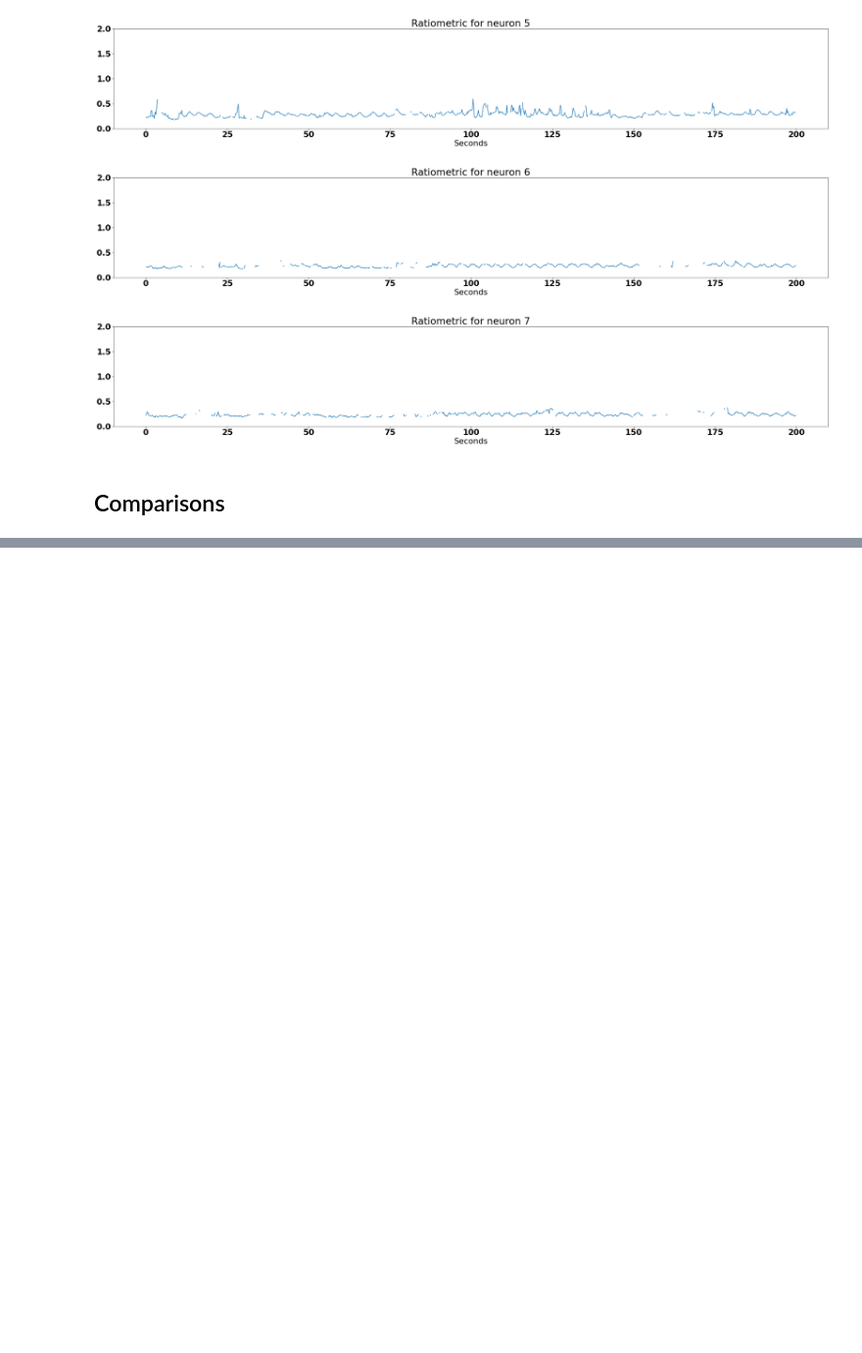
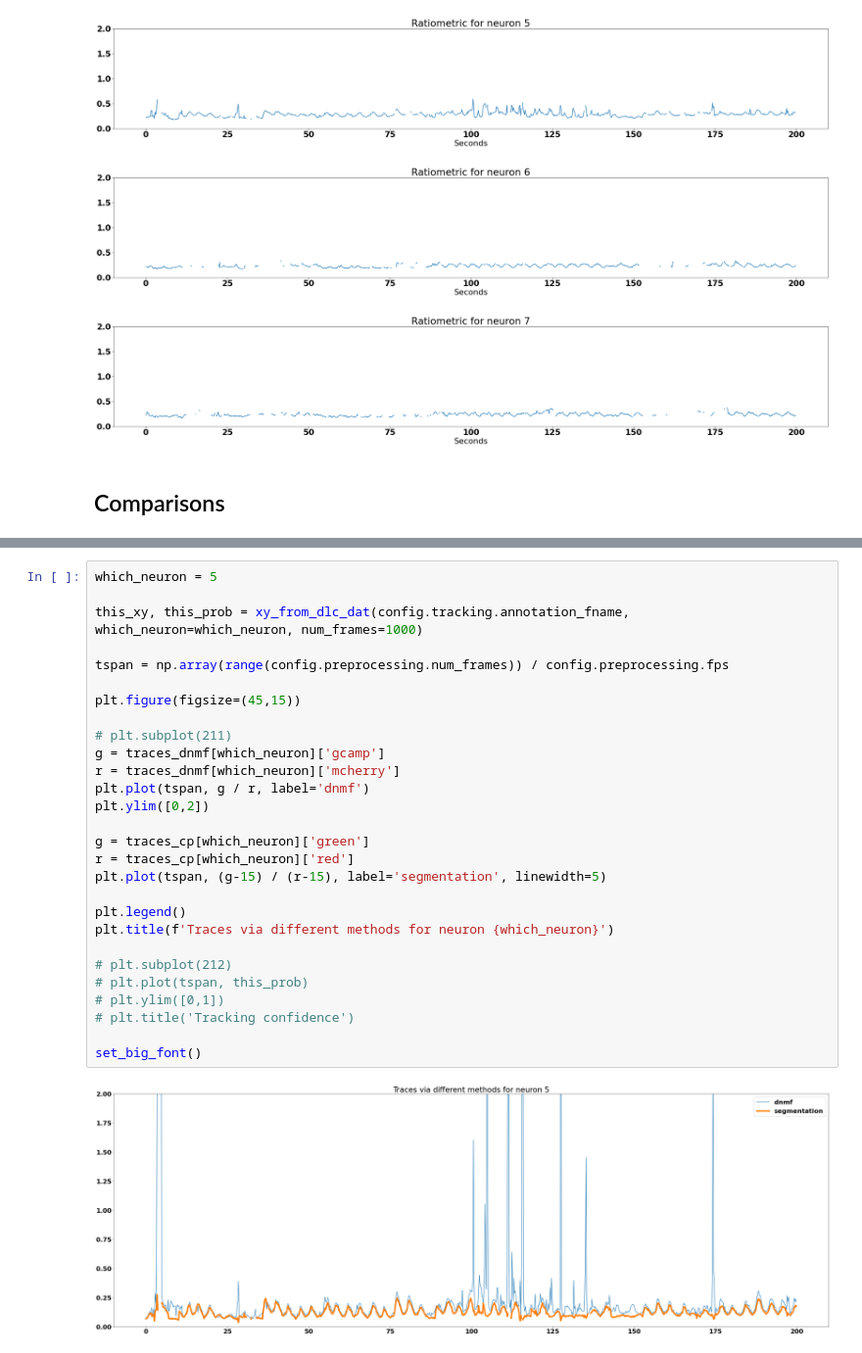
Before and after one commit to ch9nuk9/wbfm, a Jupyter notebook: example-WBFM-workflow/Changing/Visualization_trace_comparisons.ipynb, the cells around one changed output, grey strips where cells are left out. Shown at 98% size. Saved outputs shown, nothing was run; the diff lists cells and outputs as text; blank space fills up the shorter version.

```diff
--- a/example-WBFM-workflow/Changing/Visualization_trace_comparisons.ipynb
+++ b/example-WBFM-workflow/Changing/Visualization_trace_comparisons.ipynb
@@ -95,0 +161,30 @@ plt.ylim([0,1])
+# %%
+which_neuron = 5
+
+this_xy, this_prob = xy_from_dlc_dat(config.tracking.annotation_fname, which_neuron=which_neuron, num_frames=1000)
+
+tspan = np.array(range(config.preprocessing.num_frames)) / config.preprocessing.fps
+
+plt.figure(figsize=(45,15))
+
+# plt.subplot(211)
+g = traces_dnmf[which_neuron]['gcamp']
+r = traces_dnmf[which_neuron]['mcherry']
+plt.plot(tspan, g / r, label='dnmf')
+plt.ylim([0,2])
+
+g = traces_cp[which_neuron]['green']
+r = traces_cp[which_neuron]['red']
+plt.plot(tspan, (g-15) / (r-15), label='segmentation', linewidth=5)
+
+plt.legend()
+plt.title(f'Traces via different methods for neuron {which_neuron}')
+
+# plt.subplot(212)
+# plt.plot(tspan, this_prob)
+# plt.ylim([0,1])
+# plt.title('Tracking confidence')
+
+set_big_font()
+# %% [output]
+[figure, added]
```
Also changed, not shown: parts of 8 cells of this notebook, 1 other file.
